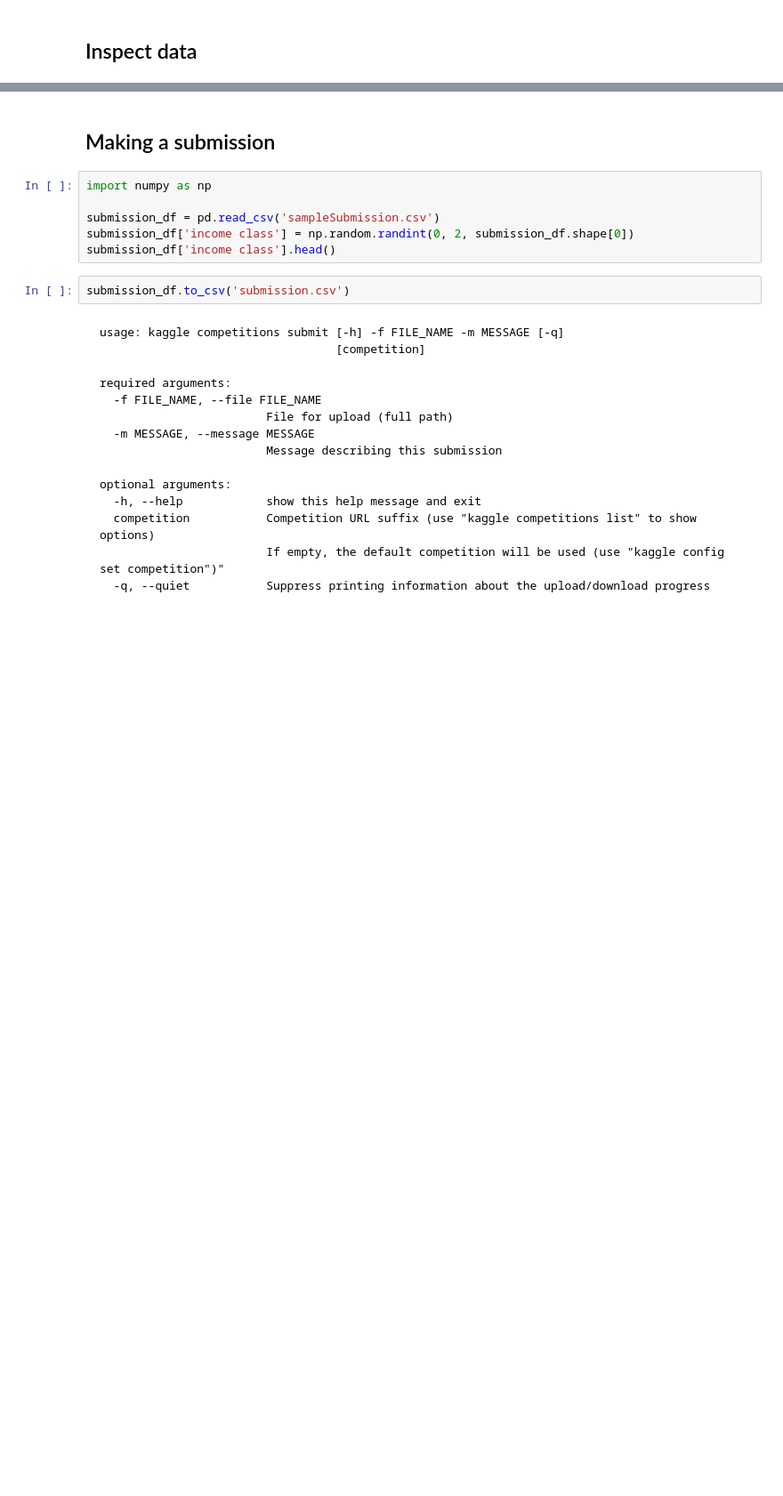
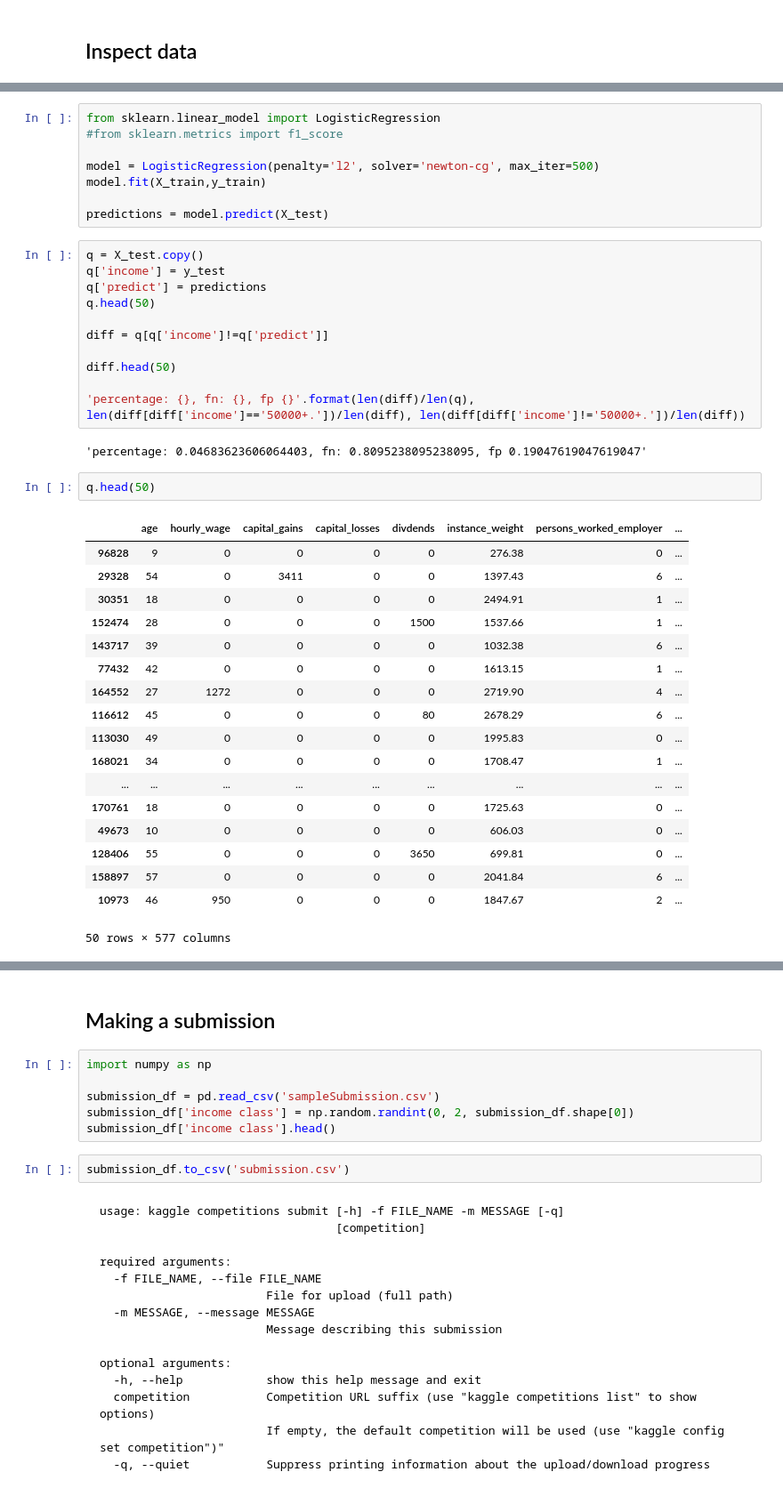
Before and after one commit to w8mr/aoc2018-clj, a Jupyter notebook: ING_ML_Challenge_week_6.ipynb, the cells around one changed output, grey strips where cells are left out. Shown at 89% size. Drawn from its saved outputs; the diff is of its cells as text; blank space fills up the shorter version.

```diff
--- a/ING_ML_Challenge_week_6.ipynb
+++ b/ING_ML_Challenge_week_6.ipynb
@@ -225,0 +432,42 @@ memory usage: 31.2+ MB
+# %%
+from sklearn.linear_model import LogisticRegression
+#from sklearn.metrics import f1_score
+
+model = LogisticRegression(penalty='l2', solver='newton-cg', max_iter=500)
+model.fit(X_train,y_train)
+
+predictions = model.predict(X_test)
+# %%
+q = X_test.copy()
+q['income'] = y_test
+q['predict'] = predictions
+q.head(50)
+
+diff = q[q['income']!=q['predict']]
+
+diff.head(50)
+
+'percentage: {}, fn: {}, fp {}'.format(len(diff)/len(q), len(diff[diff['income']=='50000+.'])/len(diff), len(diff[diff['income']!='50000+.'])/len(diff))
+# %% [output]
+'percentage: 0.04683623606064403, fn: 0.8095238095238095, fp 0.19047619047619047'
+# %%
+q.head(50)
+# %% [output]
+|  | age | hourly_wage | capital_gains | capital_losses | divdends | instance_weight | persons_worked_employer | ... |
+| 96828 | 9 | 0 | 0 | 0 | 0 | 276.38 | 0 | ... |
+| 29328 | 54 | 0 | 3411 | 0 | 0 | 1397.43 | 6 | ... |
+| 30351 | 18 | 0 | 0 | 0 | 0 | 2494.91 | 1 | ... |
+| 152474 | 28 | 0 | 0 | 0 | 1500 | 1537.66 | 1 | ... |
+| 143717 | 39 | 0 | 0 | 0 | 0 | 1032.38 | 6 | ... |
+| 77432 | 42 | 0 | 0 | 0 | 0 | 1613.15 | 1 | ... |
+| 164552 | 27 | 1272 | 0 | 0 | 0 | 2719.90 | 4 | ... |
+| 116612 | 45 | 0 | 0 | 0 | 80 | 2678.29 | 6 | ... |
+| 113030 | 49 | 0 | 0 | 0 | 0 | 1995.83 | 0 | ... |
+| 168021 | 34 | 0 | 0 | 0 | 0 | 1708.47 | 1 | ... |
+| ... | ... | ... | ... | ... | ... | ... | ... | ... |
+| 170761 | 18 | 0 | 0 | 0 | 0 | 1725.63 | 0 | ... |
+| 49673 | 10 | 0 | 0 | 0 | 0 | 606.03 | 0 | ... |
+| 128406 | 55 | 0 | 0 | 0 | 3650 | 699.81 | 0 | ... |
+| 158897 | 57 | 0 | 0 | 0 | 0 | 2041.84 | 6 | ... |
+| 10973 | 46 | 950 | 0 | 0 | 0 | 1847.67 | 2 | ... |
+50 rows × 577 columns
```
Also changed, not shown: parts of 36 cells of this notebook.
